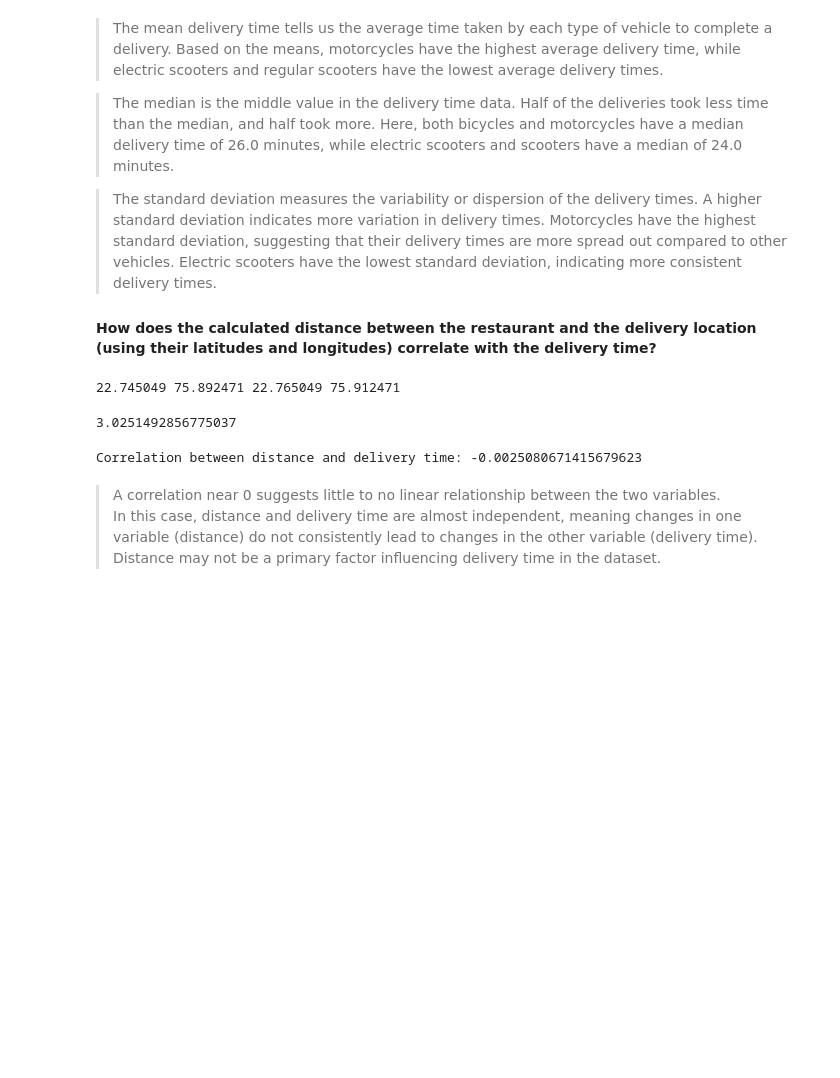
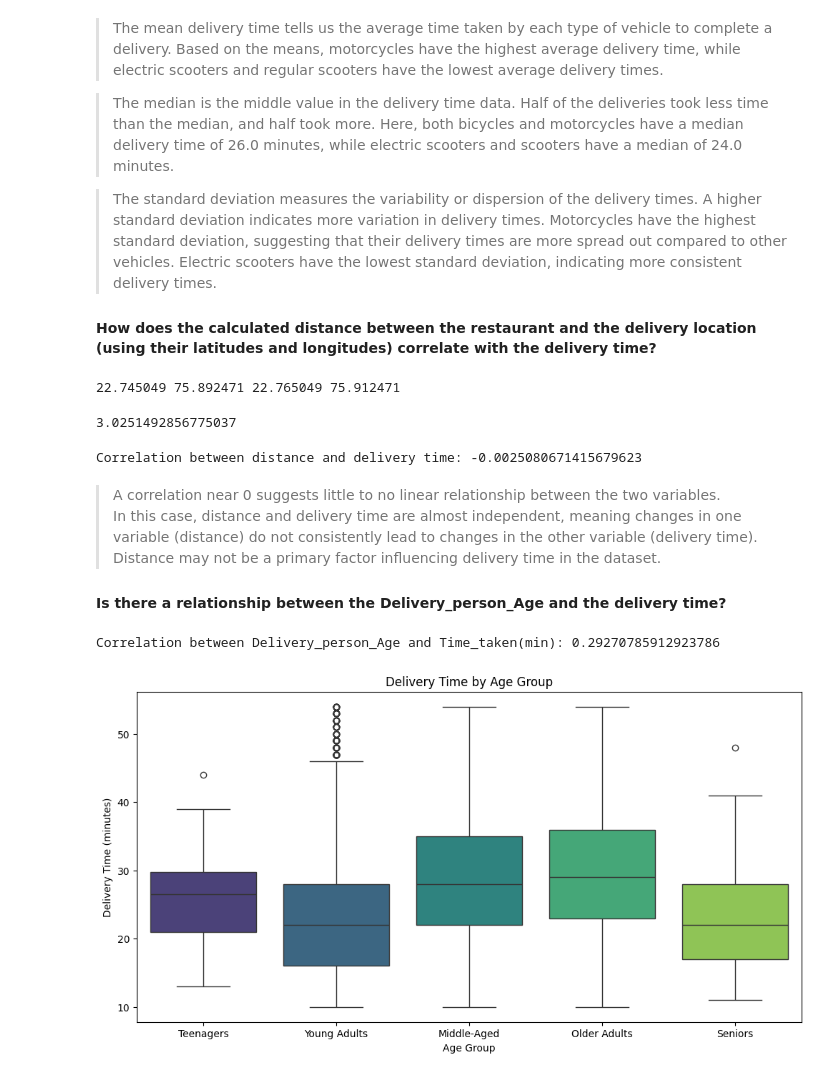
Before and after one commit to Darknight47/Data-Science-Projects-03, a Jupyter notebook: Food_Delivery_Time_Prediction.ipynb, the cells around one changed output. Cells and saved outputs as stored; diff of their text form; code cells hidden in the pictures; blank space fills up the shorter version.

Commit message:
delivery person age relationship to delivery time

```diff
--- a/Food_Delivery_Time_Prediction.ipynb
+++ b/Food_Delivery_Time_Prediction.ipynb
@@ -184,3 +184,25 @@ Correlation between distance and delivery time: -0.0025080671415679623
 > A correlation near 0 suggests little to no linear relationship between the two variables.
 In this case, distance and delivery time are almost independent, meaning changes in one variable (distance) do not consistently lead to changes in the other variable (delivery time).
 Distance may not be a primary factor influencing delivery time in the dataset.
+
+#### Is there a relationship between the Delivery_person_Age and the delivery time?
+# %%
+age_time_corr = dataset['Delivery_person_Age'].corr(dataset['Time_taken(min)'])
+print(f"Correlation between Delivery_person_Age and Time_taken(min): {age_time_corr}")
+# %% [output]
+Correlation between Delivery_person_Age and Time_taken(min): 0.29270785912923786
+# %%
+# Group 'Delivery_person_Age' into categories
+bins = [0, 19, 29, 39, 49, 59]  # Define age ranges
+labels = ['Teenagers', 'Young Adults', 'Middle-Aged', 'Older Adults', 'Seniors']
+dataset['Age_Group'] = pd.cut(dataset['Delivery_person_Age'], bins=bins, labels=labels, right=False)
+# %%
+# Plot boxplot for 'Time_taken(min)' across age groups
+plt.figure(figsize=(12, 6))
+sns.boxplot(x='Age_Group', y='Time_taken(min)', data=dataset, hue=dataset['Age_Group'], palette='viridis')
+plt.title('Delivery Time by Age Group')
+plt.xlabel('Age Group')
+plt.ylabel('Delivery Time (minutes)')
+plt.show()
+# %% [output]
+[figure, added]
```
Also changed, not shown: parts of 1 cell of this notebook.
